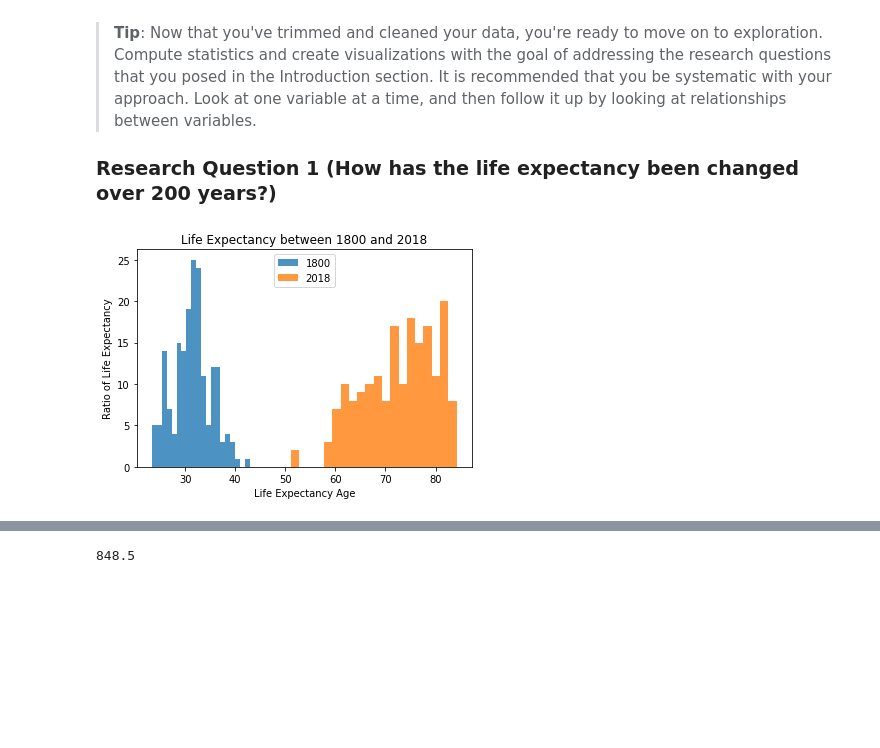
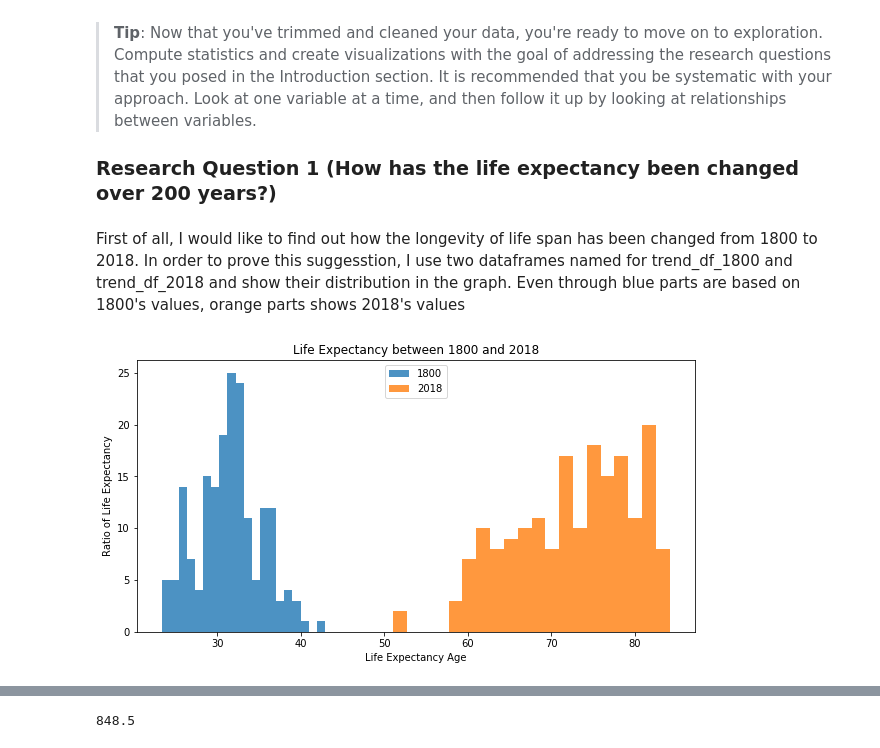
Before and after one commit to Rapter1990/Udacity-Data-Analyst-Nanodegree, a Jupyter notebook: P2_Investigate_A_Dataset/investigate-a-dataset-template.ipynb, the cells around one changed output, grey strips where cells are left out. Cells and saved outputs as stored; diff of their text form; code cells hidden in the pictures; blank space fills up the shorter version.

```diff
--- a/P2_Investigate_A_Dataset/investigate-a-dataset-template.ipynb
+++ b/P2_Investigate_A_Dataset/investigate-a-dataset-template.ipynb
@@ -769,15 +774,18 @@ trend_df_2018
 > **Tip**: Now that you've trimmed and cleaned your data, you're ready to move on to exploration. Compute statistics and create visualizations with the goal of addressing the research questions that you posed in the Introduction section. It is recommended that you be systematic with your approach. Look at one variable at a time, and then follow it up by looking at relationships between variables.
 
 ### Research Question 1 (How has the life expectancy been changed over 200 years?)
+# %% [markdown]
+First of all, I would like to find out how the longevity of life span has been changed from 1800 to 2018. In order to prove this suggesstion, I use two dataframes named for trend_df_1800 and trend_df_2018 and show their distribution in the graph. Even through blue parts are based on 1800's values, orange parts shows 2018's values
 # %%
 # Use this, and more code cells, to explore your data. Don't forget to add
 #   Markdown cells to document your observations and findings.
 plt.hist(trend_df_1800["Life_Expectancy"], bins=20, alpha=0.8, label='1800')
 plt.hist(trend_df_2018["Life_Expectancy"], bins=20, alpha=0.8, label='2018')
 plt.title("Life Expectancy between 1800 and 2018")
 plt.xlabel("Life Expectancy Age")
 plt.ylabel('Ratio of Life Expectancy')
 plt.legend(loc='upper center')
+plt.rcParams['figure.figsize'] = [10, 5]
 plt.show()
 # %% [output]
-[figure, old version]
+[figure, new version]
```
Also changed, not shown: parts of 71 cells of this notebook, 2 other files.
